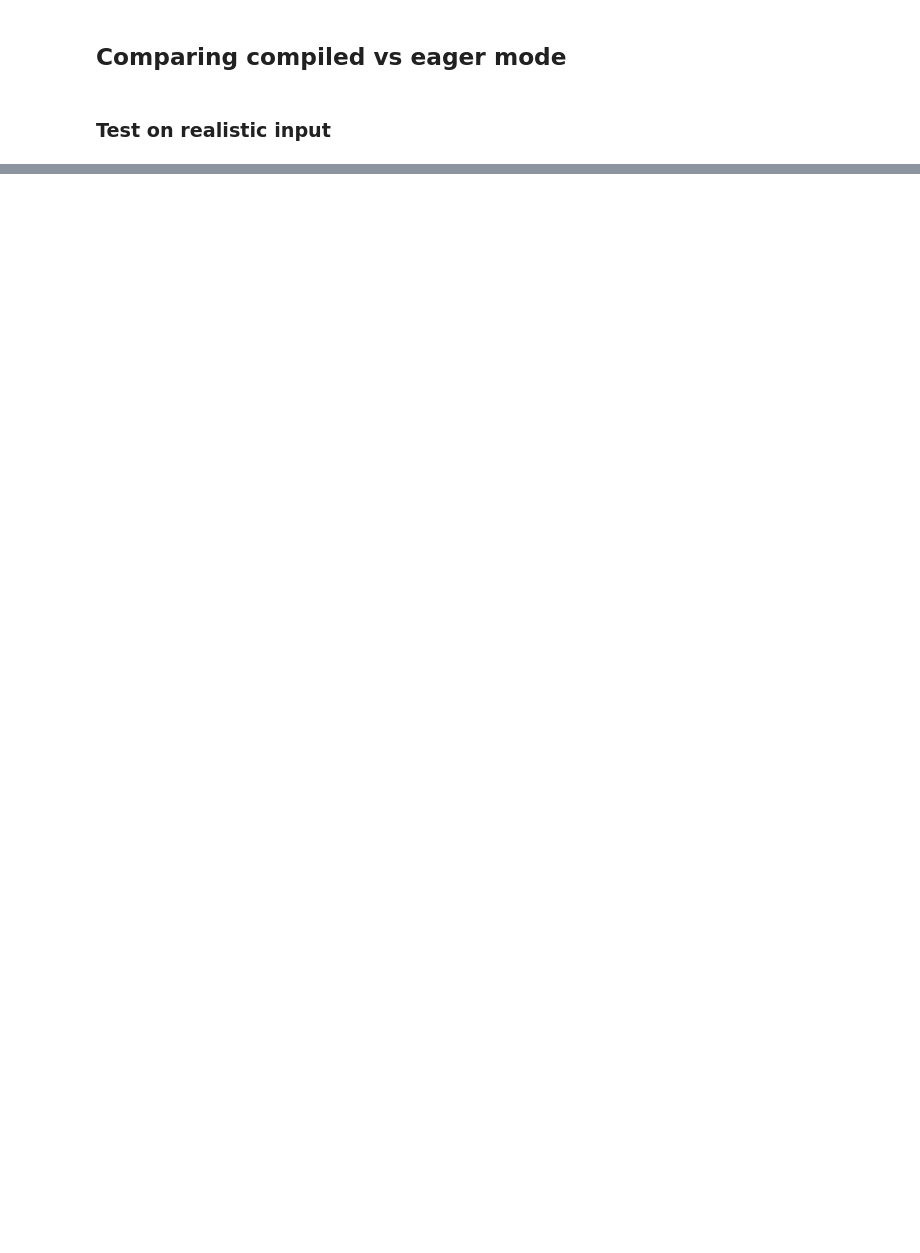
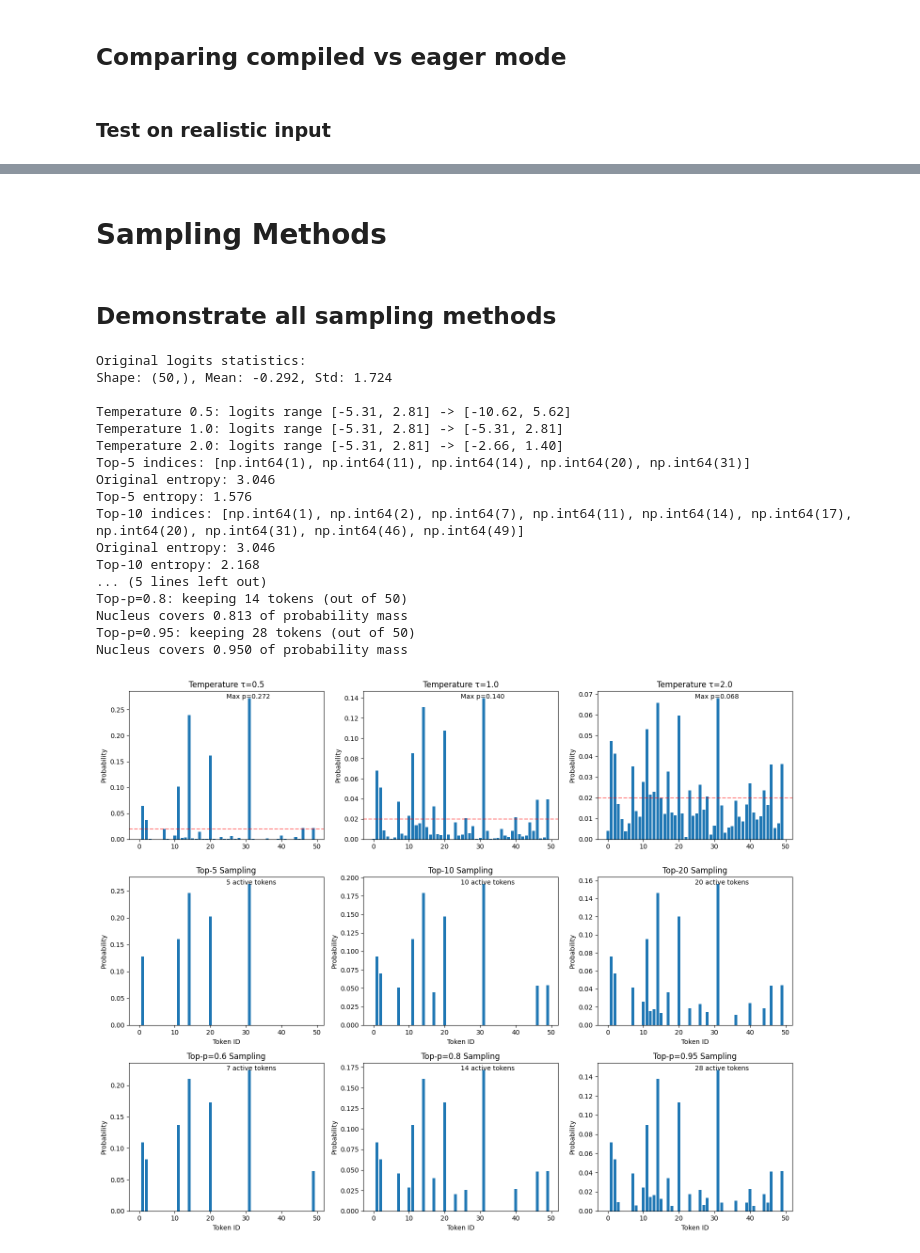
Before and after one commit to bltzr75/Practices_with_Speech_and_Language_Processing_Jurafsky_and_Martin, a Jupyter notebook: 10/Chapter_10.ipynb, the cells around one changed output, grey strips where cells are left out. Drawn from its saved outputs; the diff is of its cells as text; code cells hidden in the pictures; blank space fills up the shorter version.

```diff
--- a/10/Chapter_10.ipynb
+++ b/10/Chapter_10.ipynb
@@ -320,2 +323,4 @@ Generated: The future of AI is suspect Education Ib sympathetic finRumPassword k
 
 Note: Have to do the benchmark with longer sequences or multiple prompts to see real gains.
+# %% [markdown]
+# Sampling Methods
@@ -321,0 +398,60 @@ Note: Have to do the benchmark with longer sequences or multiple prompts to see
+# %% [markdown]
+## Demonstrate all sampling methods
+# %%
+vocab_size = 50
+logits = np.random.randn(vocab_size) * 2  # Random logits
+
+print("Original logits statistics:")
+print(f"Shape: {logits.shape}, Mean: {logits.mean():.3f}, Std: {logits.std():.3f}\n")
+
+# Visualize different sampling strategies
+fig, axes = plt.subplots(3, 3, figsize=(15, 12))  # 3 rows now: temp, top-k, top-p
+
+# Temperature sampling
+for i, temp in enumerate([0.5, 1.0, 2.0]):
+    probs = apply_temperature(logits, temp)
+    axes[0, i].bar(range(vocab_size), probs)
+    axes[0, i].set_title(f'Temperature τ={temp}')
+    axes[0, i].set_ylabel('Probability')
+    axes[0, i].axhline(y=1/vocab_size, color='r', linestyle='--', alpha=0.5, label='uniform')
+    axes[0, i].text(0.5, 0.95, f'Max p={np.max(probs):.3f}', transform=axes[0, i].transAxes)
+
+# Top-k sampling
+for i, k in enumerate([5, 10, 20]):
+    probs = top_k_sampling(logits, k)
+    axes[1, i].bar(range(vocab_size), probs)
+    axes[1, i].set_title(f'Top-{k} Sampling')
+    axes[1, i].set_ylabel('Probability')
+    axes[1, i].set_xlabel('Token ID')
+    axes[1, i].text(0.5, 0.95, f'{np.sum(probs>0)} active tokens', transform=axes[1, i].transAxes)
+
+# Top-p (nucleus) sampling
+for i, p in enumerate([0.6, 0.8, 0.95]):
+    probs = top_p_sampling(logits, p)
+    axes[2, i].bar(range(vocab_size), probs)
+    axes[2, i].set_title(f'Top-p={p} Sampling')
+    axes[2, i].set_ylabel('Probability')
+    axes[2, i].set_xlabel('Token ID')
+    axes[2, i].text(0.5, 0.95, f'{np.sum(probs>0)} active tokens', transform=axes[2, i].transAxes)
+
+plt.tight_layout()
+plt.show()
+# %% [output]
+Original logits statistics:
+Shape: (50,), Mean: -0.292, Std: 1.724
+
+Temperature 0.5: logits range [-5.31, 2.81] -> [-10.62, 5.62]
+Temperature 1.0: logits range [-5.31, 2.81] -> [-5.31, 2.81]
+Temperature 2.0: logits range [-5.31, 2.81] -> [-2.66, 1.40]
+Top-5 indices: [np.int64(1), np.int64(11), np.int64(14), np.int64(20), np.int64(31)]
+Original entropy: 3.046
+Top-5 entropy: 1.576
+Top-10 indices: [np.int64(1), np.int64(2), np.int64(7), np.int64(11), np.int64(14), np.int64(17), np.int64(20), np.int64(31), np.int64(46), np.int64(49)]
+Original entropy: 3.046
+Top-10 entropy: 2.168
+... (5 lines left out)
+Top-p=0.8: keeping 14 tokens (out of 50)
+Nucleus covers 0.813 of probability mass
+Top-p=0.95: keeping 28 tokens (out of 50)
+Nucleus covers 0.950 of probability mass
+[figure, added]
```
Also changed, not shown: parts of 17 cells of this notebook, 1 other file.
